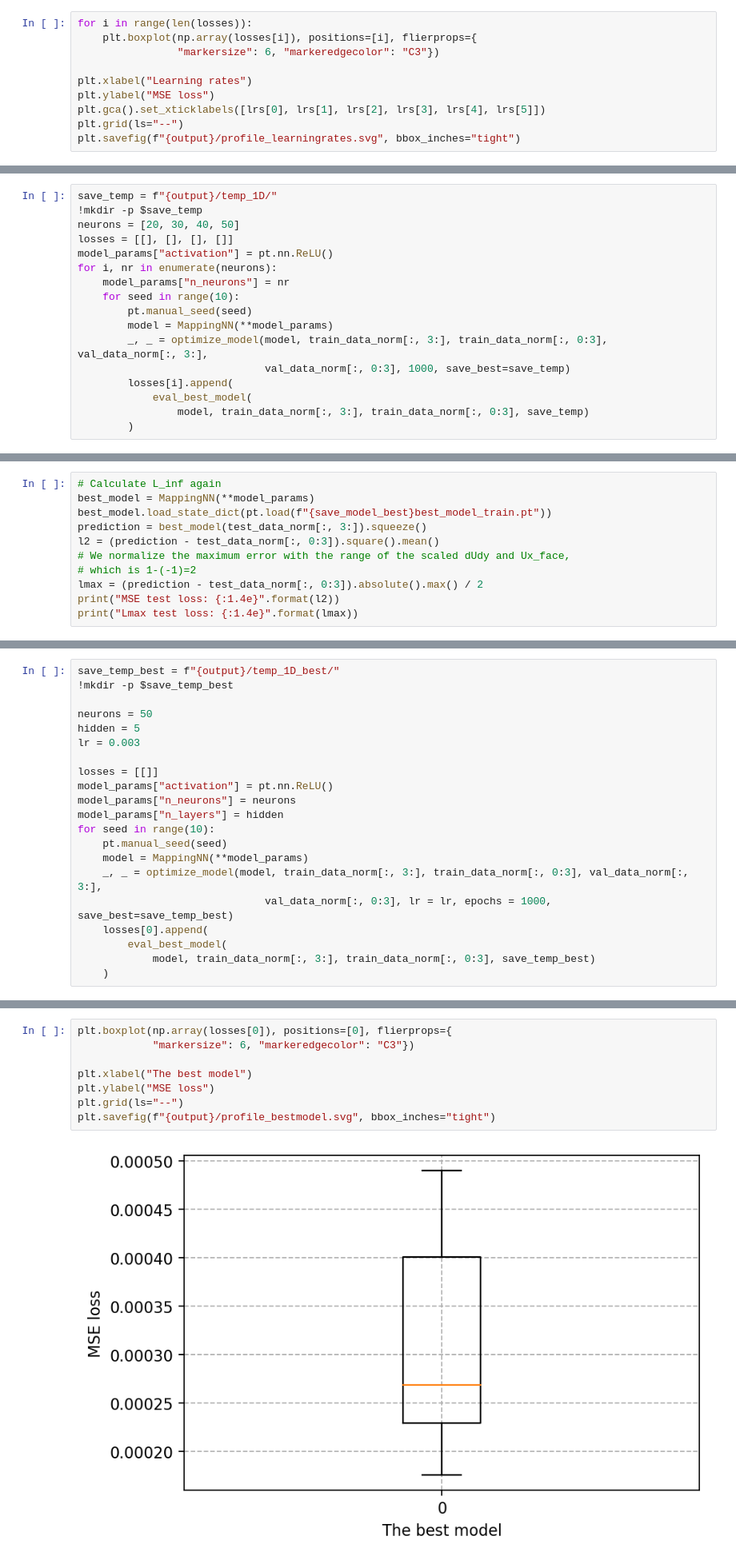
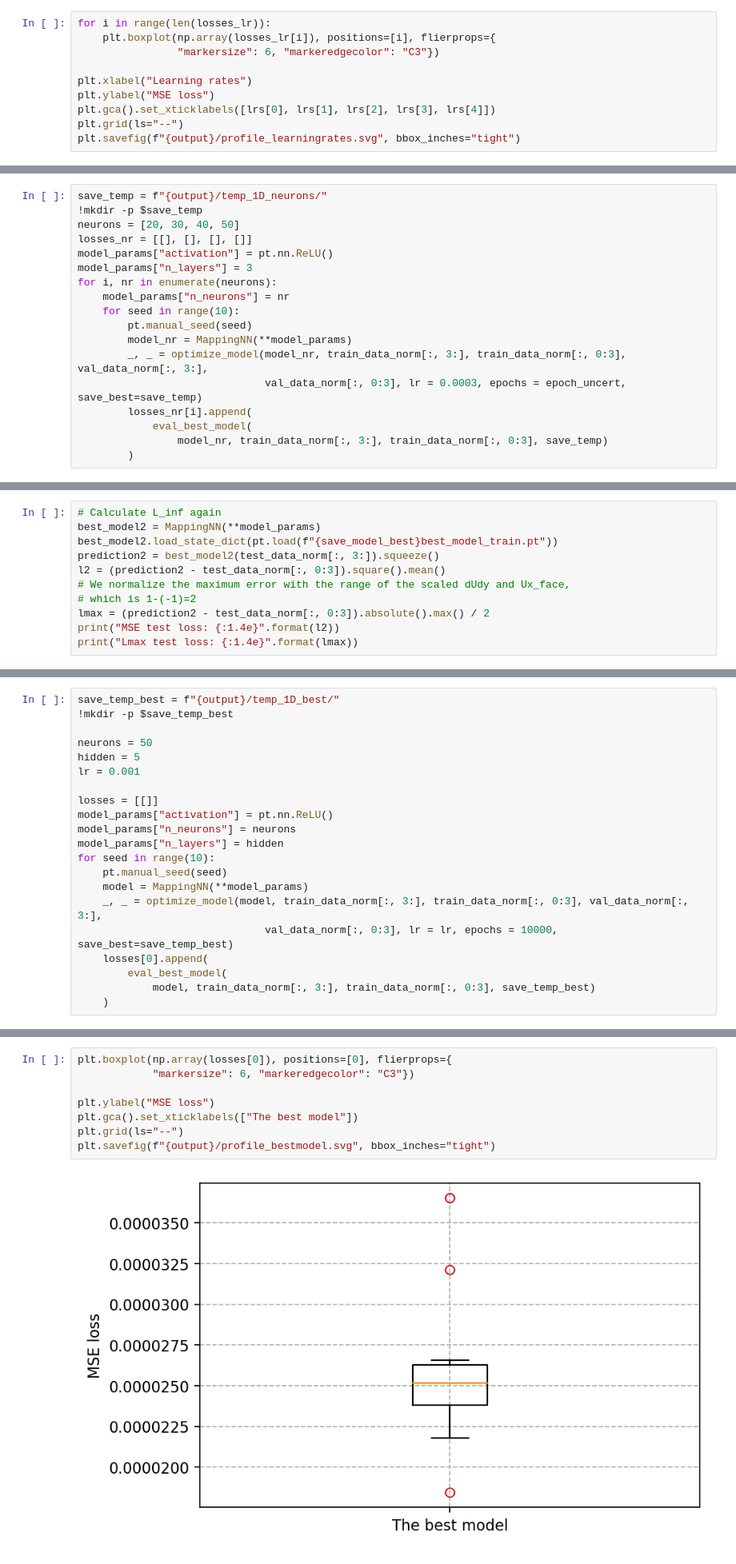
Before and after one commit to JihooKang-KOR/Data_driven_wall_modeling, a Jupyter notebook: notebooks/Mapping_1DChannel.ipynb, the cells around one changed output, grey strips where cells are left out. Shown at 80% size. Drawn from its saved outputs; the diff is of its cells as text.

Commit message:
Revised data/more epochs for checking uncertainties/added graphs

```diff
--- a/notebooks/Mapping_1DChannel.ipynb
+++ b/notebooks/Mapping_1DChannel.ipynb
@@ -558,11 +619,11 @@ for i, lr in enumerate(lrs):
 # %%
-for i in range(len(losses)):
-    plt.boxplot(np.array(losses[i]), positions=[i], flierprops={
+for i in range(len(losses_lr)):
+    plt.boxplot(np.array(losses_lr[i]), positions=[i], flierprops={
                 "markersize": 6, "markeredgecolor": "C3"})
 
 plt.xlabel("Learning rates")
 plt.ylabel("MSE loss")
-plt.gca().set_xticklabels([lrs[0], lrs[1], lrs[2], lrs[3], lrs[4], lrs[5]])
+plt.gca().set_xticklabels([lrs[0], lrs[1], lrs[2], lrs[3], lrs[4]])
 plt.grid(ls="--")
 plt.savefig(f"{output}/profile_learningrates.svg", bbox_inches="tight")
 # %% [output]
@@ -570,20 +631,21 @@ plt.savefig(f"{output}/profile_learningrates.svg", bbox_inches="tight")
 # %% [markdown]
 ### 4-4. For number of neurons per layer
 # %%
-save_temp = f"{output}/temp_1D/"
+save_temp = f"{output}/temp_1D_neurons/"
 !mkdir -p $save_temp
 neurons = [20, 30, 40, 50]
-losses = [[], [], [], []]
+losses_nr = [[], [], [], []]
 model_params["activation"] = pt.nn.ReLU()
+model_params["n_layers"] = 3
 for i, nr in enumerate(neurons):
     model_params["n_neurons"] = nr
     for seed in range(10):
         pt.manual_seed(seed)
-        model = MappingNN(**model_params)
-        _, _ = optimize_model(model, train_data_norm[:, 3:], train_data_norm[:, 0:3], val_data_norm[:, 3:],
-                              val_data_norm[:, 0:3], 1000, save_best=save_temp)
-        losses[i].append(
+        model_nr = MappingNN(**model_params)
+        _, _ = optimize_model(model_nr, train_data_norm[:, 3:], train_data_norm[:, 0:3], val_data_norm[:, 3:],
+                              val_data_norm[:, 0:3], lr = 0.0003, epochs = epoch_uncert, save_best=save_temp)
+        losses_nr[i].append(
             eval_best_model(
-                model, train_data_norm[:, 3:], train_data_norm[:, 0:3], save_temp)
+                model_nr, train_data_norm[:, 3:], train_data_norm[:, 0:3], save_temp)
         )
 # %% [output]
@@ -639,12 +701,12 @@ plt.savefig(f"{output}/train_val_loss_best.svg", bbox_inches="tight")
 # %%
 # Calculate L_inf again
-best_model = MappingNN(**model_params)
-best_model.load_state_dict(pt.load(f"{save_model_best}best_model_train.pt"))
-prediction = best_model(test_data_norm[:, 3:]).squeeze()
-l2 = (prediction - test_data_norm[:, 0:3]).square().mean()
+best_model2 = MappingNN(**model_params)
+best_model2.load_state_dict(pt.load(f"{save_model_best}best_model_train.pt"))
+prediction2 = best_model2(test_data_norm[:, 3:]).squeeze()
+l2 = (prediction2 - test_data_norm[:, 0:3]).square().mean()
 # We normalize the maximum error with the range of the scaled dUdy and Ux_face,
 # which is 1-(-1)=2
-lmax = (prediction - test_data_norm[:, 0:3]).absolute().max() / 2
+lmax = (prediction2 - test_data_norm[:, 0:3]).absolute().max() / 2
 print("MSE test loss: {:1.4e}".format(l2))
 print("Lmax test loss: {:1.4e}".format(lmax))
 # %% [output]
@@ -660,7 +849,7 @@ save_temp_best = f"{output}/temp_1D_best/"
 
 neurons = 50
 hidden = 5
-lr = 0.003
+lr = 0.001
 
 losses = [[]]
 model_params["activation"] = pt.nn.ReLU()
@@ -670,7 +859,7 @@ for seed in range(10):
     pt.manual_seed(seed)
     model = MappingNN(**model_params)
     _, _ = optimize_model(model, train_data_norm[:, 3:], train_data_norm[:, 0:3], val_data_norm[:, 3:],
-                              val_data_norm[:, 0:3], lr = lr, epochs = 1000, save_best=save_temp_best)
+                              val_data_norm[:, 0:3], lr = lr, epochs = 10000, save_best=save_temp_best)
     losses[0].append(
         eval_best_model(
             model, train_data_norm[:, 3:], train_data_norm[:, 0:3], save_temp_best)
@@ -680,13 +869,13 @@ for seed in range(10):
 # %%
 plt.boxplot(np.array(losses[0]), positions=[0], flierprops={
             "markersize": 6, "markeredgecolor": "C3"})
 
-plt.xlabel("The best model")
 plt.ylabel("MSE loss")
+plt.gca().set_xticklabels(["The best model"])
 plt.grid(ls="--")
 plt.savefig(f"{output}/profile_bestmodel.svg", bbox_inches="tight")
 # %% [output]
-[figure, old version]
+[figure, new version]
 # %%
 bestmodel = MappingNN(**model_params)
 bestmodel.load_state_dict(pt.load(f"{save_temp_best}best_model_train.pt"))
```
Also changed, not shown: parts of 49 cells of this notebook.
